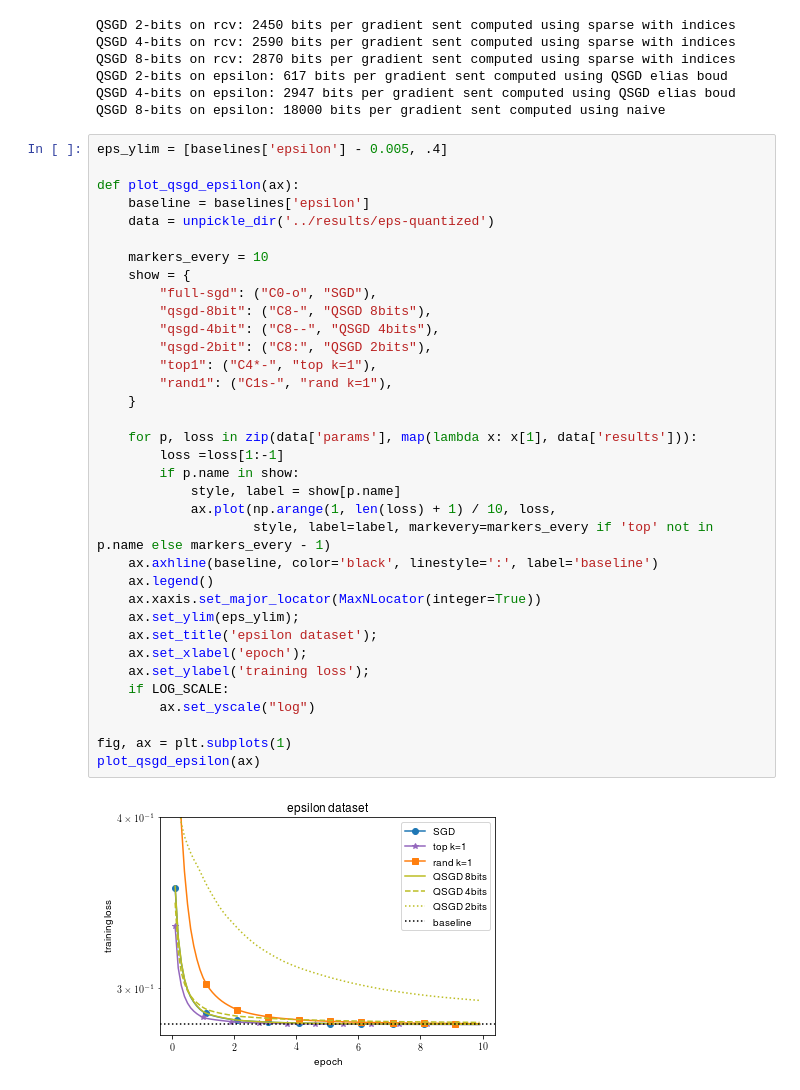
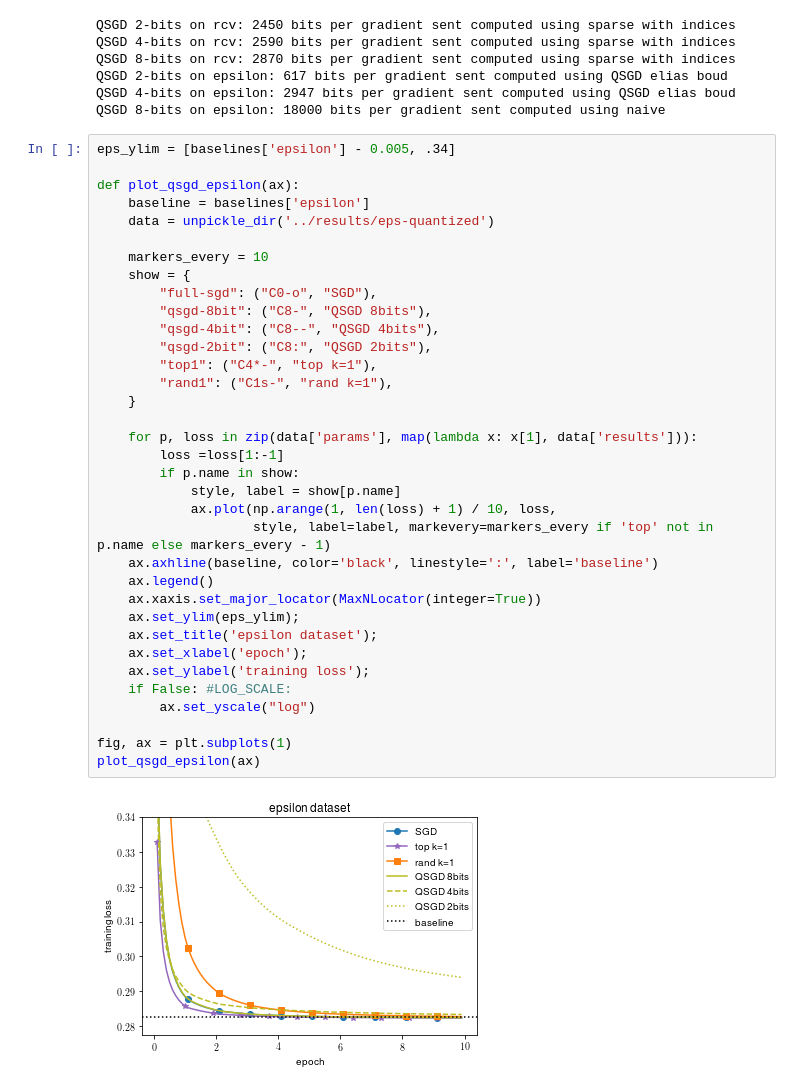
Before and after one commit to epfml/sparsifiedSGD, a Jupyter notebook: notebooks/plots.ipynb, the cells around one changed output. Drawn from its saved outputs; the diff is of its cells as text.

Commit message:
Update plots, address Seb comment

```diff
--- a/notebooks/plots.ipynb
+++ b/notebooks/plots.ipynb
@@ -177,42 +177,42 @@ QSGD 2-bits on epsilon: 617 bits per gradient sent computed using QSGD elias bou
 QSGD 4-bits on epsilon: 2947 bits per gradient sent computed using QSGD elias boud
 QSGD 8-bits on epsilon: 18000 bits per gradient sent computed using naive
 # %%
-eps_ylim = [baselines['epsilon'] - 0.005, .4]
+eps_ylim = [baselines['epsilon'] - 0.005, .34]
 
 def plot_qsgd_epsilon(ax):
     baseline = baselines['epsilon']
     data = unpickle_dir('../results/eps-quantized')
 
     markers_every = 10
     show = {
         "full-sgd": ("C0-o", "SGD"),
         "qsgd-8bit": ("C8-", "QSGD 8bits"),
         "qsgd-4bit": ("C8--", "QSGD 4bits"),
         "qsgd-2bit": ("C8:", "QSGD 2bits"),
         "top1": ("C4*-", "top k=1"),
         "rand1": ("C1s-", "rand k=1"),
     }
 
     for p, loss in zip(data['params'], map(lambda x: x[1], data['results'])):
         loss =loss[1:-1]
         if p.name in show:
             style, label = show[p.name]
             ax.plot(np.arange(1, len(loss) + 1) / 10, loss,
                     style, label=label, markevery=markers_every if 'top' not in p.name else markers_every - 1)
     ax.axhline(baseline, color='black', linestyle=':', label='baseline')
     ax.legend()
     ax.xaxis.set_major_locator(MaxNLocator(integer=True))
     ax.set_ylim(eps_ylim);
     ax.set_title('epsilon dataset');
     ax.set_xlabel('epoch');
     ax.set_ylabel('training loss');
-    if LOG_SCALE:
+    if False: #LOG_SCALE:
         ax.set_yscale("log")
 
 fig, ax = plt.subplots(1)
 plot_qsgd_epsilon(ax)
 # %% [output]
-[figure, old version]
+[figure, new version]
 # %%
 def plot_qsgd_epsilon_com(ax):
     baseline = baselines['epsilon']
```
Also changed, not shown: parts of 6 cells of this notebook, 59 other files.
